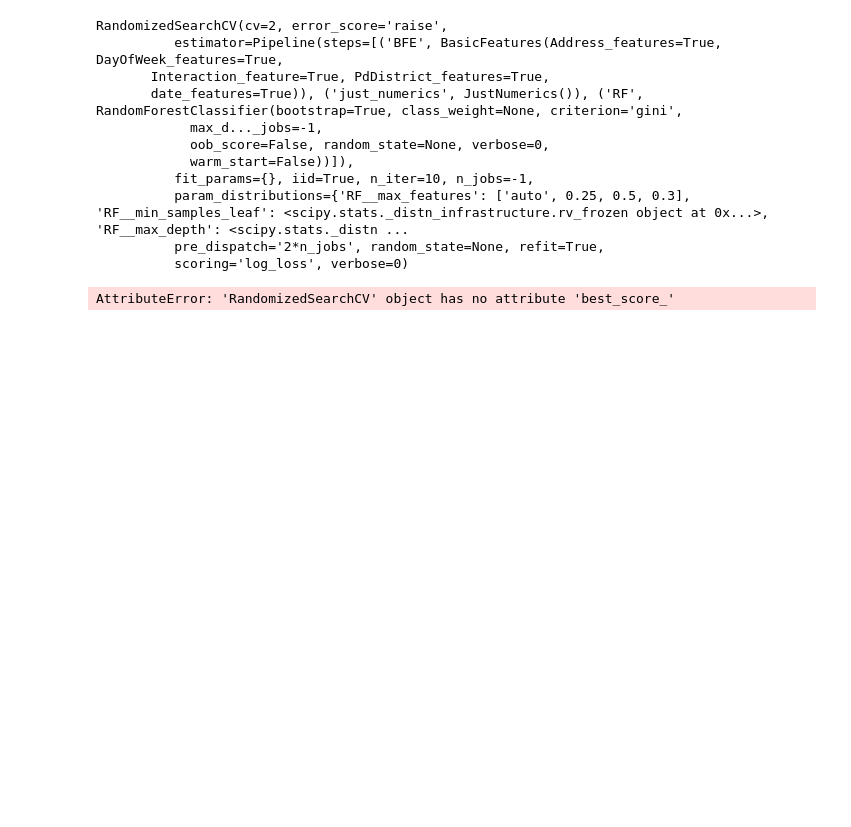
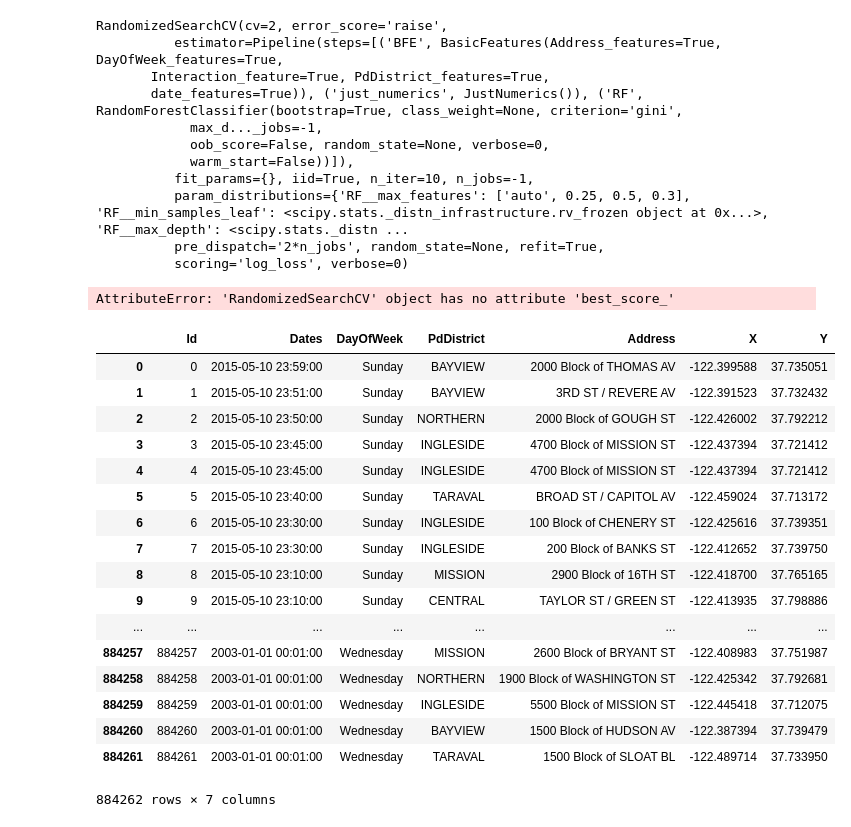
Before and after one commit to j-z0/SF-Crime-Classification, a Jupyter notebook: dev/Jason/Model_exploration_grid.ipynb, the cells around one changed output. Saved outputs shown, nothing was run; the diff lists cells and outputs as text; code cells hidden in the pictures; blank space fills up the shorter version.

```diff
--- a/dev/Jason/Model_exploration_grid.ipynb
+++ b/dev/Jason/Model_exploration_grid.ipynb
@@ -447,0 +466,21 @@ X_predict = BasicFeatures().fit_transform(X_predict)
+# %%
+X_predict
+# %% [output]
+|  | Id | Dates | DayOfWeek | PdDistrict | Address | X | Y |
+| 0 | 0 | 2015-05-10 23:59:00 | Sunday | BAYVIEW | 2000 Block of THOMAS AV | -122.399588 | 37.735051 |
+| 1 | 1 | 2015-05-10 23:51:00 | Sunday | BAYVIEW | 3RD ST / REVERE AV | -122.391523 | 37.732432 |
+| 2 | 2 | 2015-05-10 23:50:00 | Sunday | NORTHERN | 2000 Block of GOUGH ST | -122.426002 | 37.792212 |
+| 3 | 3 | 2015-05-10 23:45:00 | Sunday | INGLESIDE | 4700 Block of MISSION ST | -122.437394 | 37.721412 |
+| 4 | 4 | 2015-05-10 23:45:00 | Sunday | INGLESIDE | 4700 Block of MISSION ST | -122.437394 | 37.721412 |
+| 5 | 5 | 2015-05-10 23:40:00 | Sunday | TARAVAL | BROAD ST / CAPITOL AV | -122.459024 | 37.713172 |
+| 6 | 6 | 2015-05-10 23:30:00 | Sunday | INGLESIDE | 100 Block of CHENERY ST | -122.425616 | 37.739351 |
+| 7 | 7 | 2015-05-10 23:30:00 | Sunday | INGLESIDE | 200 Block of BANKS ST | -122.412652 | 37.739750 |
+| 8 | 8 | 2015-05-10 23:10:00 | Sunday | MISSION | 2900 Block of 16TH ST | -122.418700 | 37.765165 |
+| 9 | 9 | 2015-05-10 23:10:00 | Sunday | CENTRAL | TAYLOR ST / GREEN ST | -122.413935 | 37.798886 |
+| ... | ... | ... | ... | ... | ... | ... | ... |
+| 884257 | 884257 | 2003-01-01 00:01:00 | Wednesday | MISSION | 2600 Block of BRYANT ST | -122.408983 | 37.751987 |
+| 884258 | 884258 | 2003-01-01 00:01:00 | Wednesday | NORTHERN | 1900 Block of WASHINGTON ST | -122.425342 | 37.792681 |
+| 884259 | 884259 | 2003-01-01 00:01:00 | Wednesday | INGLESIDE | 5500 Block of MISSION ST | -122.445418 | 37.712075 |
+| 884260 | 884260 | 2003-01-01 00:01:00 | Wednesday | BAYVIEW | 1500 Block of HUDSON AV | -122.387394 | 37.739479 |
+| 884261 | 884261 | 2003-01-01 00:01:00 | Wednesday | TARAVAL | 1500 Block of SLOAT BL | -122.489714 | 37.733950 |
+884262 rows × 7 columns
```
Also changed, not shown: parts of 11 cells of this notebook, 2 other files.
